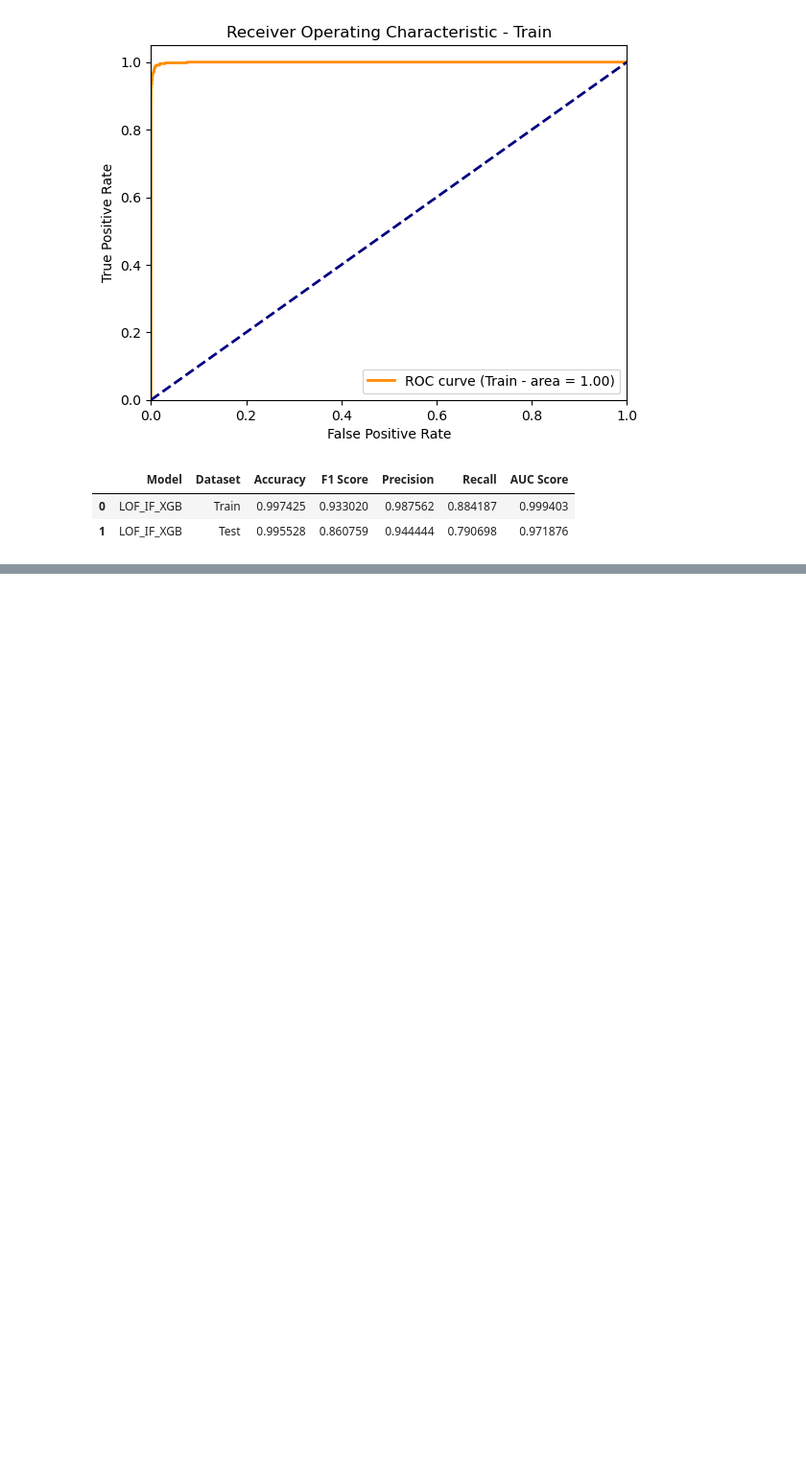
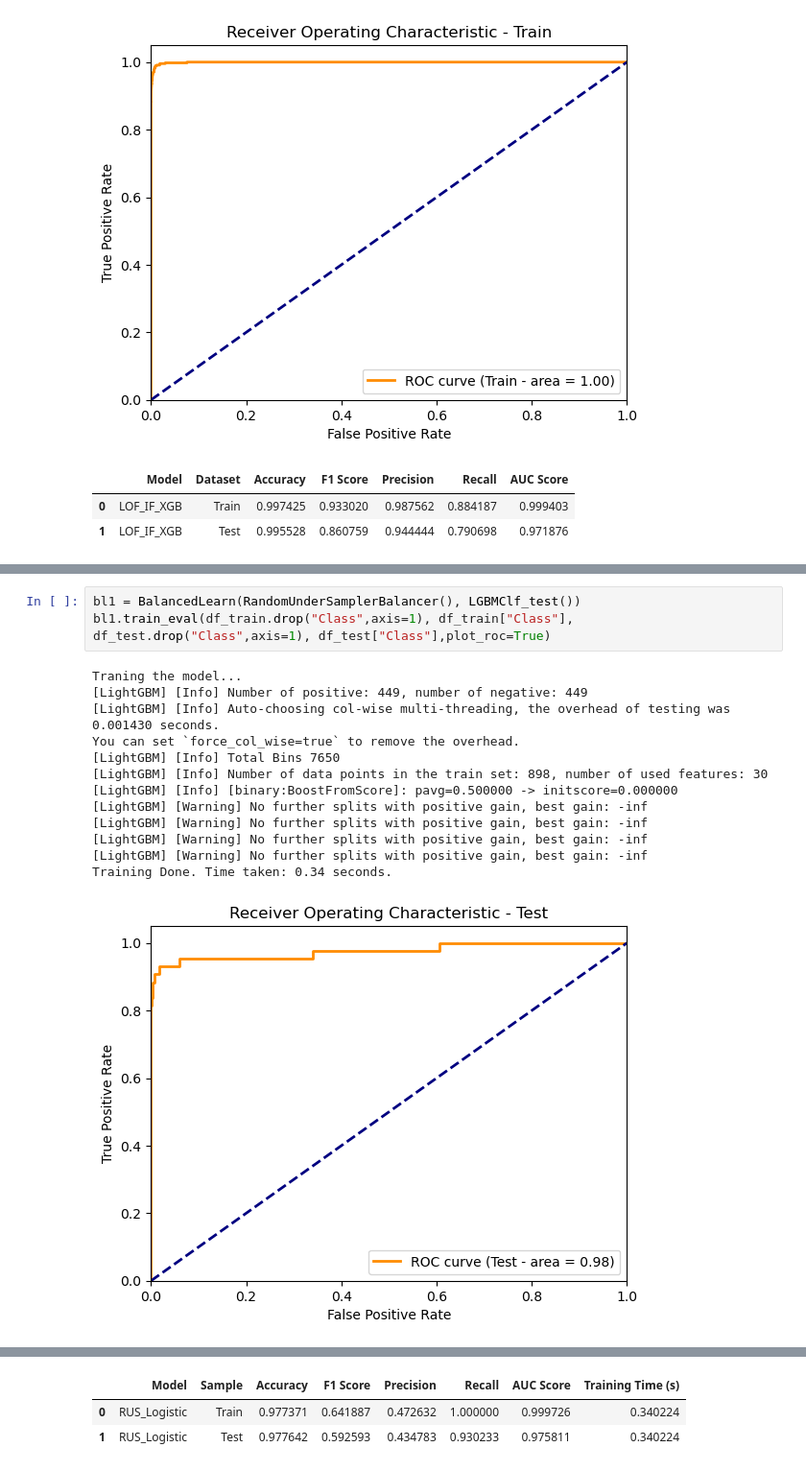
Before and after one commit to ShamilShukurov/ADA_GWU_Master_Thesis, a Jupyter notebook: Code/Modelling_Playground.ipynb, the cells around one changed output, grey strips where cells are left out. Shown at 96% size. Cells and saved outputs as stored; diff of their text form; blank space fills up the shorter version.

```diff
--- a/Code/Modelling_Playground.ipynb
+++ b/Code/Modelling_Playground.ipynb
@@ -431,0 +461,17 @@ Index(['Time', 'V1', 'V2', 'V3', 'V4', 'V5', 'V6', 'V7', 'V8', 'V9', 'V10',
+# %%
+bl1 = BalancedLearn(RandomUnderSamplerBalancer(), LGBMClf_test())
+bl1.train_eval(df_train.drop("Class",axis=1), df_train["Class"], df_test.drop("Class",axis=1), df_test["Class"],plot_roc=True)
+# %% [output]
+Traning the model...
+[LightGBM] [Info] Number of positive: 449, number of negative: 449
+[LightGBM] [Info] Auto-choosing col-wise multi-threading, the overhead of testing was 0.001430 seconds.
+You can set `force_col_wise=true` to remove the overhead.
+[LightGBM] [Info] Total Bins 7650
+[LightGBM] [Info] Number of data points in the train set: 898, number of used features: 30
+[LightGBM] [Info] [binary:BoostFromScore]: pavg=0.500000 -> initscore=0.000000
+[LightGBM] [Warning] No further splits with positive gain, best gain: -inf
+[LightGBM] [Warning] No further splits with positive gain, best gain: -inf
+[LightGBM] [Warning] No further splits with positive gain, best gain: -inf
+[LightGBM] [Warning] No further splits with positive gain, best gain: -inf
+Training Done. Time taken: 0.34 seconds.
+[figure, added]
@@ -431,0 +479,3 @@ Index(['Time', 'V1', 'V2', 'V3', 'V4', 'V5', 'V6', 'V7', 'V8', 'V9', 'V10',
+|  | Model | Sample | Accuracy | F1 Score | Precision | Recall | AUC Score | Training Time (s) |
+| 0 | RUS_Logistic | Train | 0.977371 | 0.641887 | 0.472632 | 1.000000 | 0.999726 | 0.340224 |
+| 1 | RUS_Logistic | Test | 0.977642 | 0.592593 | 0.434783 | 0.930233 | 0.975811 | 0.340224 |
```
Also changed, not shown: parts of 3 cells of this notebook, 8 other files.
